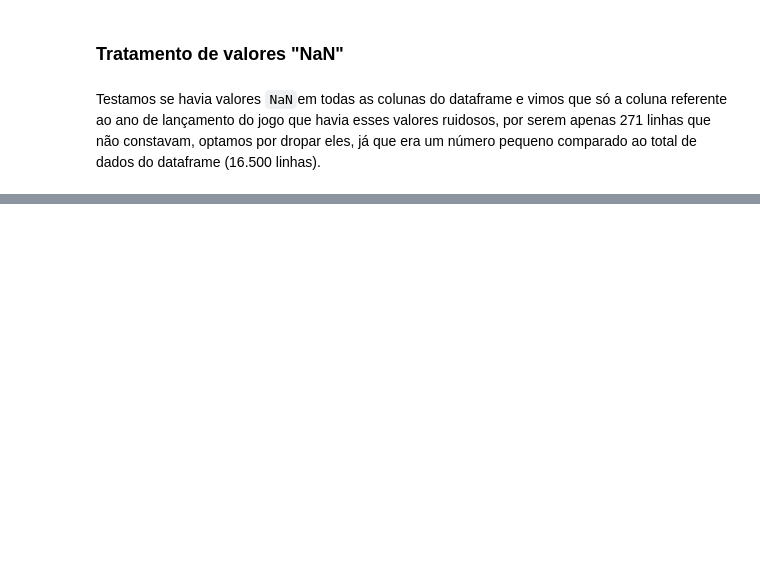
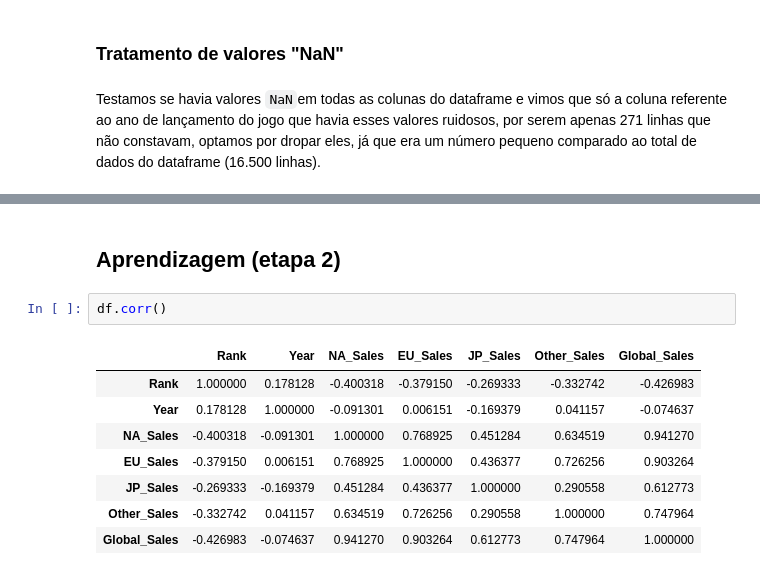
Before and after one commit to matheusraz/DS-Project, a Jupyter notebook: Projeto.ipynb, the cells around one changed output, grey strips where cells are left out. Saved outputs shown, nothing was run; the diff lists cells and outputs as text; blank space fills up the shorter version.

```diff
--- a/Projeto.ipynb
+++ b/Projeto.ipynb
@@ -123,0 +326,13 @@ Testamos se havia valores `NaN`em todas as colunas do dataframe e vimos que só
+# %% [markdown]
+## Aprendizagem (etapa 2)
+# %%
+df.corr()
+# %% [output]
+|  | Rank | Year | NA_Sales | EU_Sales | JP_Sales | Other_Sales | Global_Sales |
+| Rank | 1.000000 | 0.178128 | -0.400318 | -0.379150 | -0.269333 | -0.332742 | -0.426983 |
+| Year | 0.178128 | 1.000000 | -0.091301 | 0.006151 | -0.169379 | 0.041157 | -0.074637 |
+| NA_Sales | -0.400318 | -0.091301 | 1.000000 | 0.768925 | 0.451284 | 0.634519 | 0.941270 |
+| EU_Sales | -0.379150 | 0.006151 | 0.768925 | 1.000000 | 0.436377 | 0.726256 | 0.903264 |
+| JP_Sales | -0.269333 | -0.169379 | 0.451284 | 0.436377 | 1.000000 | 0.290558 | 0.612773 |
+| Other_Sales | -0.332742 | 0.041157 | 0.634519 | 0.726256 | 0.290558 | 1.000000 | 0.747964 |
+| Global_Sales | -0.426983 | -0.074637 | 0.941270 | 0.903264 | 0.612773 | 0.747964 | 1.000000 |
```
Also changed, not shown: parts of 17 cells of this notebook, 1 other file.
